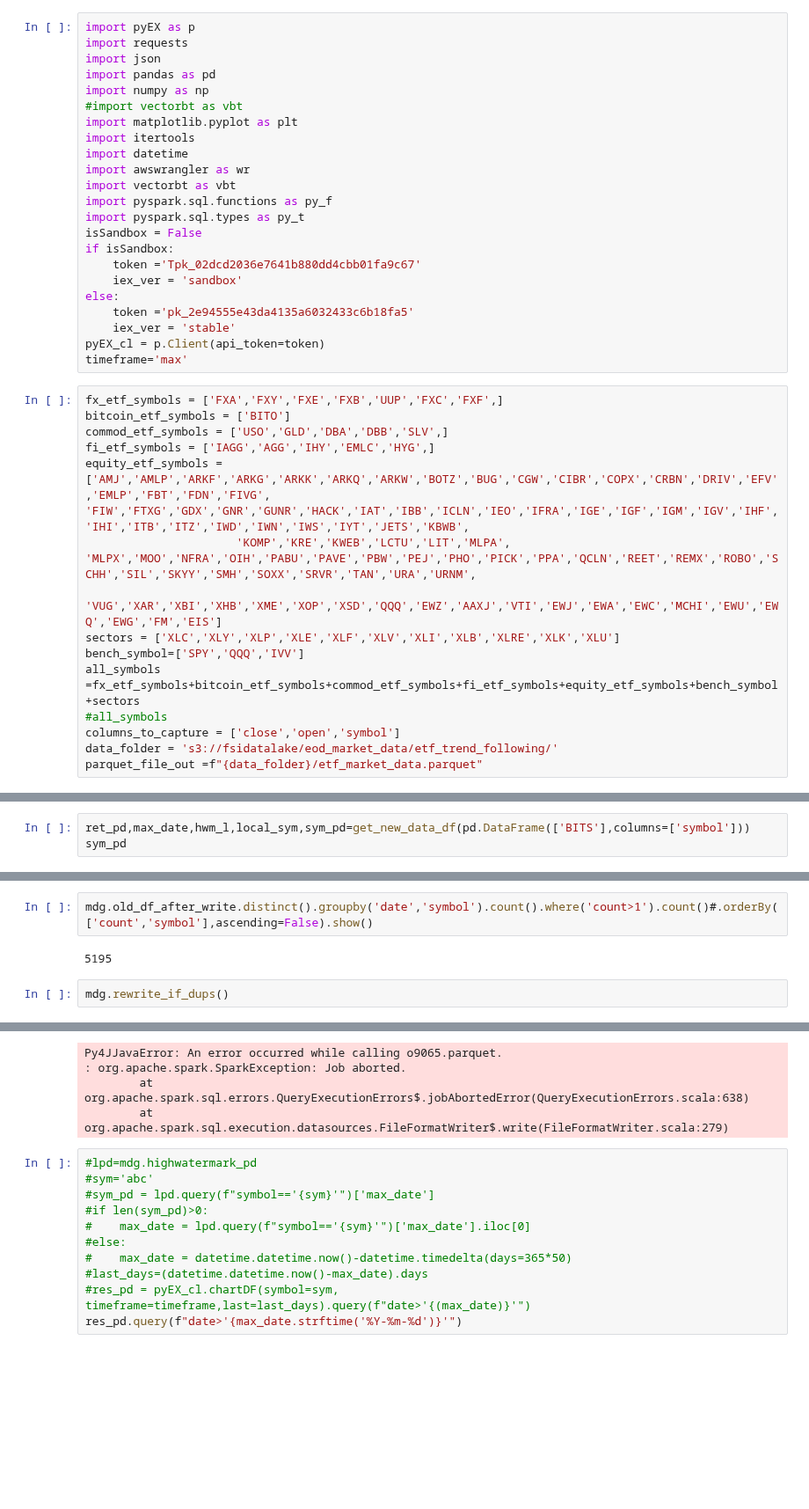
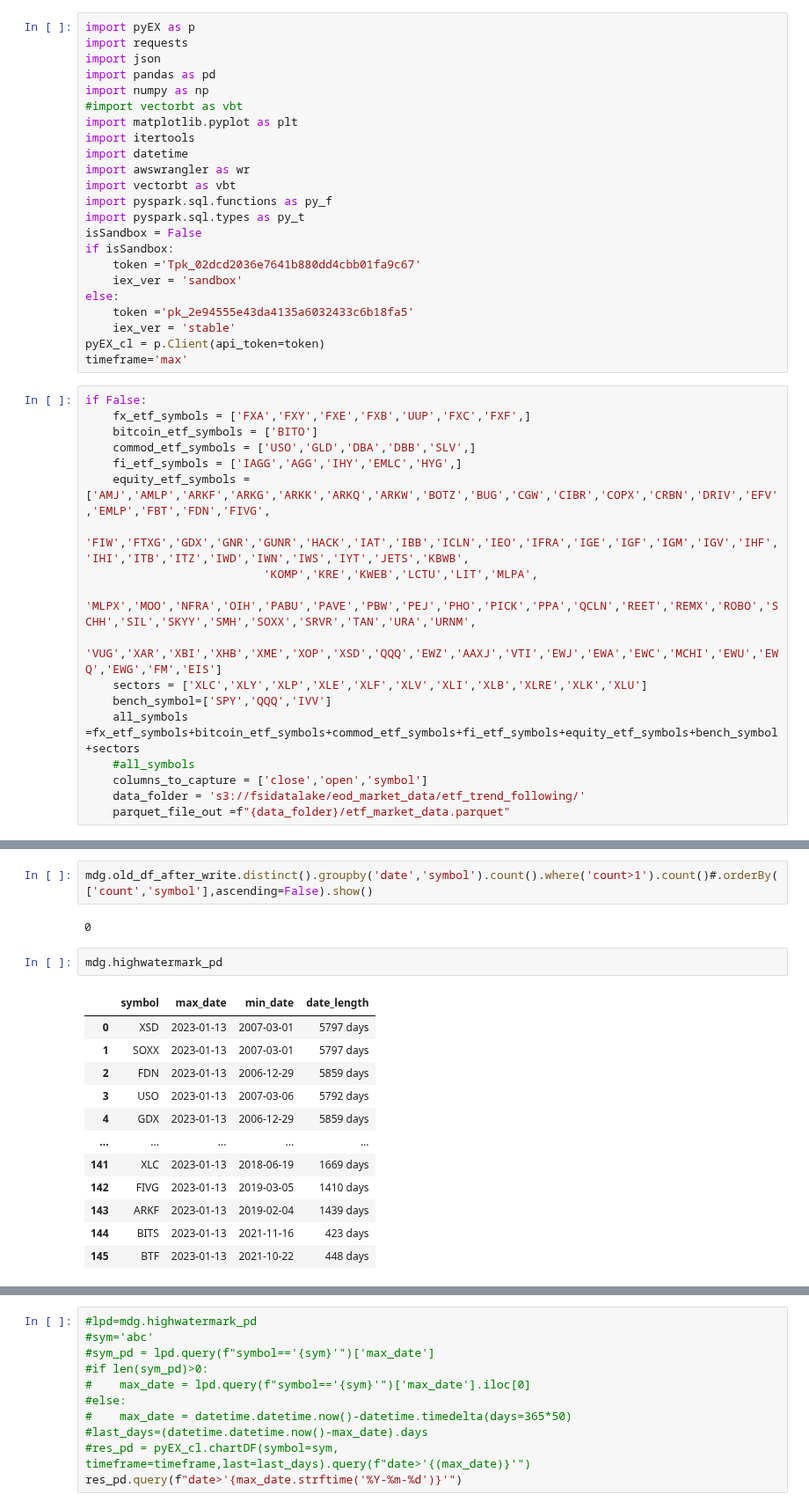
Before and after one commit to aws-samples/quant-research, a Jupyter notebook: src/notebooks/market_data/marketdata_historical.ipynb, the cells around one changed output, grey strips where cells are left out. Shown at 88% size. Cells and saved outputs as stored; diff of their text form; blank space fills up the shorter version.

```diff
--- a/src/notebooks/market_data/marketdata_historical.ipynb
+++ b/src/notebooks/market_data/marketdata_historical.ipynb
@@ -77,22 +77,23 @@ else:
 pyEX_cl = p.Client(api_token=token)
 timeframe='max'
 # %%
-fx_etf_symbols = ['FXA','FXY','FXE','FXB','UUP','FXC','FXF',]
-bitcoin_etf_symbols = ['BITO']
-commod_etf_symbols = ['USO','GLD','DBA','DBB','SLV',]
-fi_etf_symbols = ['IAGG','AGG','IHY','EMLC','HYG',]
-equity_etf_symbols = ['AMJ','AMLP','ARKF','ARKG','ARKK','ARKQ','ARKW','BOTZ','BUG','CGW','CIBR','COPX','CRBN','DRIV','EFV','EMLP','FBT','FDN','FIVG',
-'FIW','FTXG','GDX','GNR','GUNR','HACK','IAT','IBB','ICLN','IEO','IFRA','IGE','IGF','IGM','IGV','IHF','IHI','ITB','ITZ','IWD','IWN','IWS','IYT','JETS','KBWB',
-                      'KOMP','KRE','KWEB','LCTU','LIT','MLPA',
-'MLPX','MOO','NFRA','OIH','PABU','PAVE','PBW','PEJ','PHO','PICK','PPA','QCLN','REET','REMX','ROBO','SCHH','SIL','SKYY','SMH','SOXX','SRVR','TAN','URA','URNM',
-                      'VUG','XAR','XBI','XHB','XME','XOP','XSD','QQQ','EWZ','AAXJ','VTI','EWJ','EWA','EWC','MCHI','EWU','EWQ','EWG','FM','EIS']
-sectors = ['XLC','XLY','XLP','XLE','XLF','XLV','XLI','XLB','XLRE','XLK','XLU']
-bench_symbol=['SPY','QQQ','IVV']
-all_symbols =fx_etf_symbols+bitcoin_etf_symbols+commod_etf_symbols+fi_etf_symbols+equity_etf_symbols+bench_symbol+sectors
-#all_symbols
-columns_to_capture = ['close','open','symbol']
-data_folder = 's3://fsidatalake/eod_market_data/etf_trend_following/'
-parquet_file_out =f"{data_folder}/etf_market_data.parquet"
+if False:
+    fx_etf_symbols = ['FXA','FXY','FXE','FXB','UUP','FXC','FXF',]
+    bitcoin_etf_symbols = ['BITO']
+    commod_etf_symbols = ['USO','GLD','DBA','DBB','SLV',]
+    fi_etf_symbols = ['IAGG','AGG','IHY','EMLC','HYG',]
+    equity_etf_symbols = ['AMJ','AMLP','ARKF','ARKG','ARKK','ARKQ','ARKW','BOTZ','BUG','CGW','CIBR','COPX','CRBN','DRIV','EFV','EMLP','FBT','FDN','FIVG',
+    'FIW','FTXG','GDX','GNR','GUNR','HACK','IAT','IBB','ICLN','IEO','IFRA','IGE','IGF','IGM','IGV','IHF','IHI','ITB','ITZ','IWD','IWN','IWS','IYT','JETS','KBWB',
+                          'KOMP','KRE','KWEB','LCTU','LIT','MLPA',
+    'MLPX','MOO','NFRA','OIH','PABU','PAVE','PBW','PEJ','PHO','PICK','PPA','QCLN','REET','REMX','ROBO','SCHH','SIL','SKYY','SMH','SOXX','SRVR','TAN','URA','URNM',
+                          'VUG','XAR','XBI','XHB','XME','XOP','XSD','QQQ','EWZ','AAXJ','VTI','EWJ','EWA','EWC','MCHI','EWU','EWQ','EWG','FM','EIS']
+    sectors = ['XLC','XLY','XLP','XLE','XLF','XLV','XLI','XLB','XLRE','XLK','XLU']
+    bench_symbol=['SPY','QQQ','IVV']
+    all_symbols =fx_etf_symbols+bitcoin_etf_symbols+commod_etf_symbols+fi_etf_symbols+equity_etf_symbols+bench_symbol+sectors
+    #all_symbols
+    columns_to_capture = ['close','open','symbol']
+    data_folder = 's3://fsidatalake/eod_market_data/etf_trend_following/'
+    parquet_file_out =f"{data_folder}/etf_market_data.parquet"
 # %%
 def get_full_file_name(data_folder,one_sym):
     return(f"{data_folder}{one_sym}.parquet")
@@ -132,3 +129,0 @@ NameError: name 'new_df' is not defined
-# %%
-ret_pd,max_date,hwm_l,local_sym,sym_pd=get_new_data_df(pd.DataFrame(['BITS'],columns=['symbol']))
-sym_pd
@@ -258,7 +254,19 @@ mdg.rewrite_if_dups()
 # %%
 mdg.old_df_after_write.distinct().groupby('date','symbol').count().where('count>1').count()#.orderBy(['count','symbol'],ascending=False).show()
 # %% [output]
-5195
+0
 # %%
-mdg.rewrite_if_dups()
+mdg.highwatermark_pd
 # %% [output]
+|  | symbol | max_date | min_date | date_length |
+| 0 | XSD | 2023-01-13 | 2007-03-01 | 5797 days |
+| 1 | SOXX | 2023-01-13 | 2007-03-01 | 5797 days |
+| 2 | FDN | 2023-01-13 | 2006-12-29 | 5859 days |
+| 3 | USO | 2023-01-13 | 2007-03-06 | 5792 days |
+| 4 | GDX | 2023-01-13 | 2006-12-29 | 5859 days |
+| ... | ... | ... | ... | ... |
+| 141 | XLC | 2023-01-13 | 2018-06-19 | 1669 days |
+| 142 | FIVG | 2023-01-13 | 2019-03-05 | 1410 days |
+| 143 | ARKF | 2023-01-13 | 2019-02-04 | 1439 days |
+| 144 | BITS | 2023-01-13 | 2021-11-16 | 423 days |
+| 145 | BTF | 2023-01-13 | 2021-10-22 | 448 days |
@@ -282,7 +274,3 @@ found:417044 dups; sample:None
-Py4JJavaError: An error occurred while calling o9065.parquet.
-: org.apache.spark.SparkException: Job aborted.
-        at org.apache.spark.sql.errors.QueryExecutionErrors$.jobAbortedError(QueryExecutionErrors.scala:638)
-        at org.apache.spark.sql.execution.datasources.FileFormatWriter$.write(FileFormatWriter.scala:279)
 # %%
 #lpd=mdg.highwatermark_pd
 #sym='abc'
```
Also changed, not shown: parts of 7 cells of this notebook.
